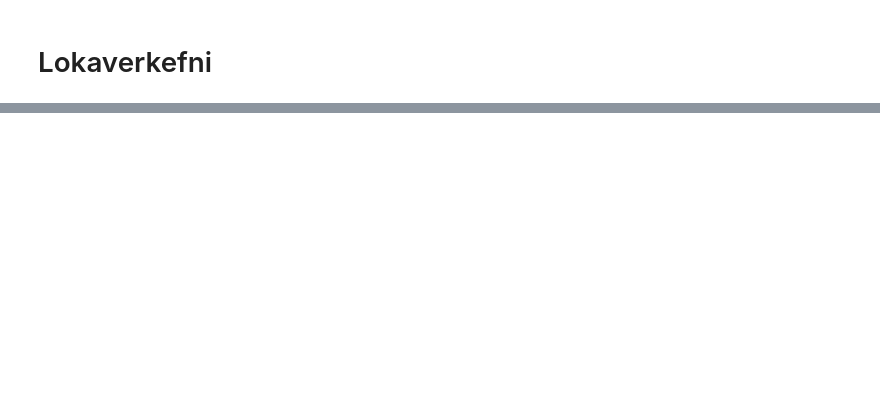
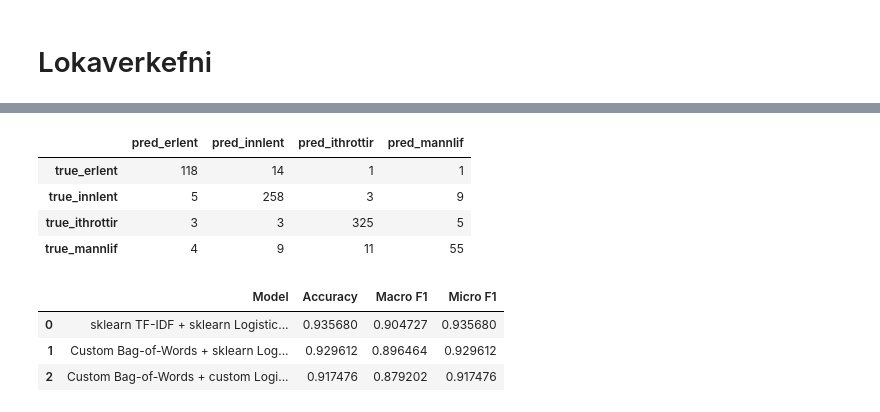
Before and after one commit to RNRAGST/TOL025M-final, a Jupyter notebook: final.ipynb, the cells around one changed output, grey strips where cells are left out. Cells and saved outputs as stored; diff of their text form; code cells hidden in the pictures; blank space fills up the shorter version.

```diff
--- a/final.ipynb
+++ b/final.ipynb
@@ -193,0 +520,6 @@ text: Árið byrjar með úrkomu víða um land og er spáð skúrum eða slyddu
+# %%
+X_train_custom = vectorize_texts(X_train, vocab)
+X_test_custom = vectorize_texts(X_test, vocab)
+
+print(X_train_custom.shape)
+print(X_test_custom.shape)
@@ -193,0 +696,23 @@ text: Árið byrjar með úrkomu víða um land og er spáð skúrum eða slyddu
+# %%
+#Init class of the custom logistic regression implementation
+custom_classifier = CustomLogisticRegression(
+    learning_rate=0.1,
+    epochs=300,
+    reg_strength=0.001
+)
+
+custom_classifier.fit(X_train_custom, y_train)
+
+y_pred_from_scratch = custom_classifier.predict(X_test_custom)
+
+print("Custom Vectorizer + Custom Classifier Accuracy:",
+      accuracy_score(y_test, y_pred_from_scratch))
+
+print("Custom Vectorizer + Custom Classifier Macro F1:",
+      f1_score(y_test, y_pred_from_scratch, average="macro"))
+
+print("Custom Vectorizer + Custom Classifier Micro F1:",
+      f1_score(y_test, y_pred_from_scratch, average="micro"))
+
+print("\nClassification report:")
+print(classification_report(y_test, y_pred_from_scratch))
@@ -193,0 +735,50 @@ text: Árið byrjar með úrkomu víða um land og er spáð skúrum eða slyddu
+# %%
+labels = sorted(df_small["label"].unique())
+
+cm_scratch = confusion_matrix(
+    y_test,
+    y_pred_from_scratch,
+    labels=labels
+)
+
+cm_scratch_df = pd.DataFrame(
+    cm_scratch,
+    index=[f"true_{label}" for label in labels],
+    columns=[f"pred_{label}" for label in labels]
+)
+
+cm_scratch_df
+# %% [output]
+|  | pred_erlent | pred_innlent | pred_ithrottir | pred_mannlif |
+| true_erlent | 118 | 14 | 1 | 1 |
+| true_innlent | 5 | 258 | 3 | 9 |
+| true_ithrottir | 3 | 3 | 325 | 5 |
+| true_mannlif | 4 | 9 | 11 | 55 |
+# %%
+comparison = pd.DataFrame([
+    {
+        "Model": "sklearn TF-IDF + sklearn Logistic Regression",
+        "Accuracy": accuracy_score(y_test, y_pred),
+        "Macro F1": f1_score(y_test, y_pred, average="macro"),
+        "Micro F1": f1_score(y_test, y_pred, average="micro"),
+    },
+    {
+        "Model": "Custom Bag-of-Words + sklearn Logistic Regression",
+        "Accuracy": accuracy_score(y_test, y_pred_custom),
+        "Macro F1": f1_score(y_test, y_pred_custom, average="macro"),
+        "Micro F1": f1_score(y_test, y_pred_custom, average="micro"),
+    },
+    {
+        "Model": "Custom Bag-of-Words + custom Logistic Regression",
+        "Accuracy": accuracy_score(y_test, y_pred_from_scratch),
+        "Macro F1": f1_score(y_test, y_pred_from_scratch, average="macro"),
+        "Micro F1": f1_score(y_test, y_pred_from_scratch, average="micro"),
+    }
+])
+
+comparison
+# %% [output]
+|  | Model | Accuracy | Macro F1 | Micro F1 |
+| 0 | sklearn TF-IDF + sklearn Logistic... | 0.935680 | 0.904727 | 0.935680 |
+| 1 | Custom Bag-of-Words + sklearn Log... | 0.929612 | 0.896464 | 0.929612 |
+| 2 | Custom Bag-of-Words + custom Logi... | 0.917476 | 0.879202 | 0.917476 |
```
Also changed, not shown: parts of 23 cells of this notebook.
